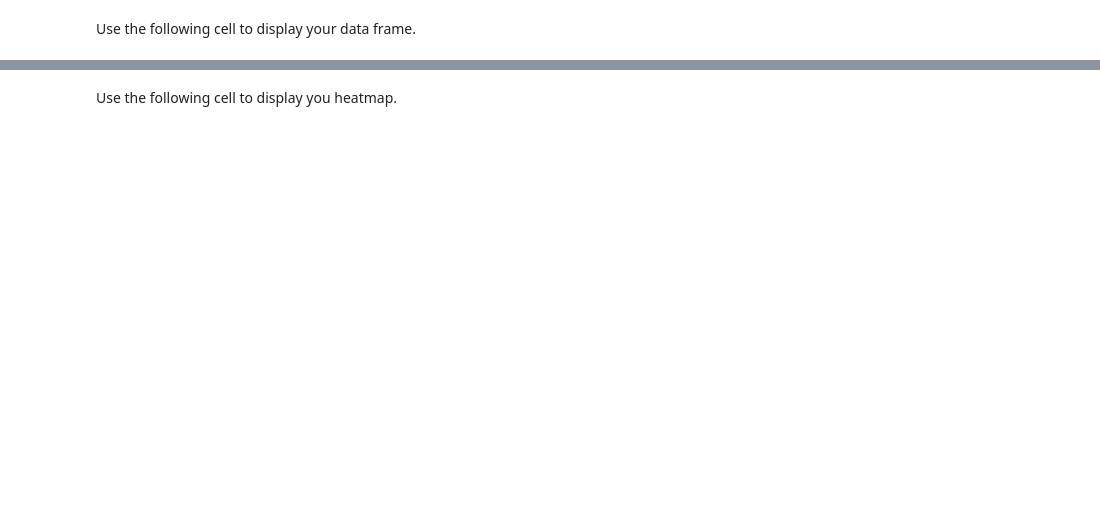
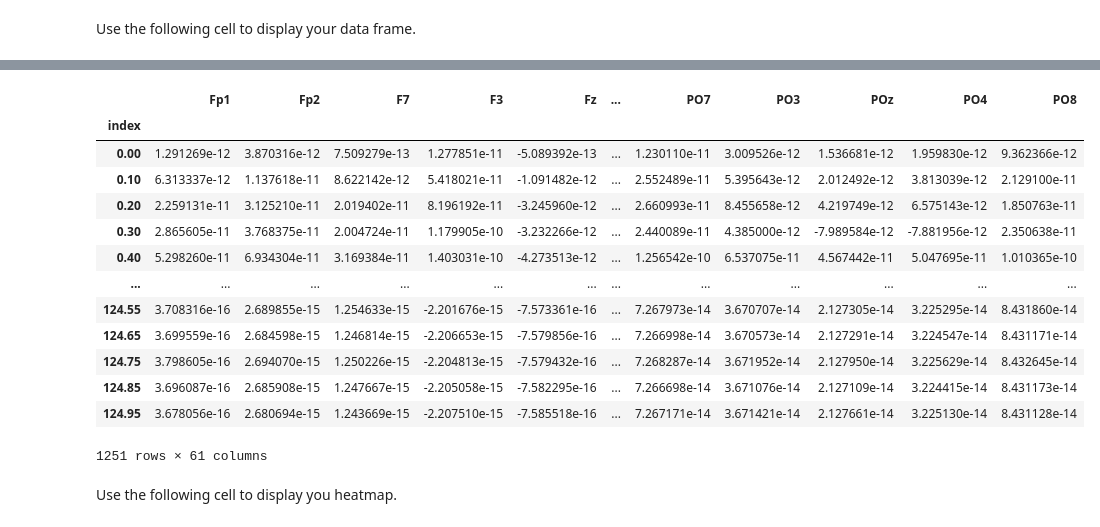
Before and after one commit to kfrancis2017/csce556-labs, a Jupyter notebook: CSCE556_Lab3.ipynb, the cells around one changed output, grey strips where cells are left out. Drawn from its saved outputs; the diff is of its cells as text; code cells hidden in the pictures; blank space fills up the shorter version.

```diff
--- a/CSCE556_Lab3.ipynb
+++ b/CSCE556_Lab3.ipynb
@@ -80,3 +181,26 @@ Excluding imports and empty lines, a solution can be provided in ~3 lines of cod
+# %%
+##### insert your code #####
+ec_means = psds_df[(psds_df["exp_type"] == "EC")].reset_index().groupby("index").mean(numeric_only=True)
+eo_means = psds_df[(psds_df["exp_type"] == "EO")].reset_index().groupby("index").mean(numeric_only=True)
+mean_contrast_df = ec_means - eo_means
+
+mean_contrast_df
+############################
+# %% [output]
+|  | Fp1 | Fp2 | F7 | F3 | Fz | ... | PO7 | PO3 | POz | PO4 | PO8 |
+| index |  |  |  |  |  |  |  |  |  |  |  |
+| 0.00 | 1.291269e-12 | 3.870316e-12 | 7.509279e-13 | 1.277851e-11 | -5.089392e-13 | ... | 1.230110e-11 | 3.009526e-12 | 1.536681e-12 | 1.959830e-12 | 9.362366e-12 |
+| 0.10 | 6.313337e-12 | 1.137618e-11 | 8.622142e-12 | 5.418021e-11 | -1.091482e-12 | ... | 2.552489e-11 | 5.395643e-12 | 2.012492e-12 | 3.813039e-12 | 2.129100e-11 |
+| 0.20 | 2.259131e-11 | 3.125210e-11 | 2.019402e-11 | 8.196192e-11 | -3.245960e-12 | ... | 2.660993e-11 | 8.455658e-12 | 4.219749e-12 | 6.575143e-12 | 1.850763e-11 |
+| 0.30 | 2.865605e-11 | 3.768375e-11 | 2.004724e-11 | 1.179905e-10 | -3.232266e-12 | ... | 2.440089e-11 | 4.385000e-12 | -7.989584e-12 | -7.881956e-12 | 2.350638e-11 |
+| 0.40 | 5.298260e-11 | 6.934304e-11 | 3.169384e-11 | 1.403031e-10 | -4.273513e-12 | ... | 1.256542e-10 | 6.537075e-11 | 4.567442e-11 | 5.047695e-11 | 1.010365e-10 |
+| ... | ... | ... | ... | ... | ... | ... | ... | ... | ... | ... | ... |
+| 124.55 | 3.708316e-16 | 2.689855e-15 | 1.254633e-15 | -2.201676e-15 | -7.573361e-16 | ... | 7.267973e-14 | 3.670707e-14 | 2.127305e-14 | 3.225295e-14 | 8.431860e-14 |
+| 124.65 | 3.699559e-16 | 2.684598e-15 | 1.246814e-15 | -2.206653e-15 | -7.579856e-16 | ... | 7.266998e-14 | 3.670573e-14 | 2.127291e-14 | 3.224547e-14 | 8.431171e-14 |
+| 124.75 | 3.798605e-16 | 2.694070e-15 | 1.250226e-15 | -2.204813e-15 | -7.579432e-16 | ... | 7.268287e-14 | 3.671952e-14 | 2.127950e-14 | 3.225629e-14 | 8.432645e-14 |
+| 124.85 | 3.696087e-16 | 2.685908e-15 | 1.247667e-15 | -2.205058e-15 | -7.582295e-16 | ... | 7.266698e-14 | 3.671076e-14 | 2.127109e-14 | 3.224415e-14 | 8.431173e-14 |
+| 124.95 | 3.678056e-16 | 2.680694e-15 | 1.243669e-15 | -2.207510e-15 | -7.585518e-16 | ... | 7.267171e-14 | 3.671421e-14 | 2.127661e-14 | 3.225130e-14 | 8.431128e-14 |
+1251 rows × 61 columns
 # %% [markdown]
 Use the following cell to display you heatmap.
 # %%
```
Also changed, not shown: parts of 20 cells of this notebook.
